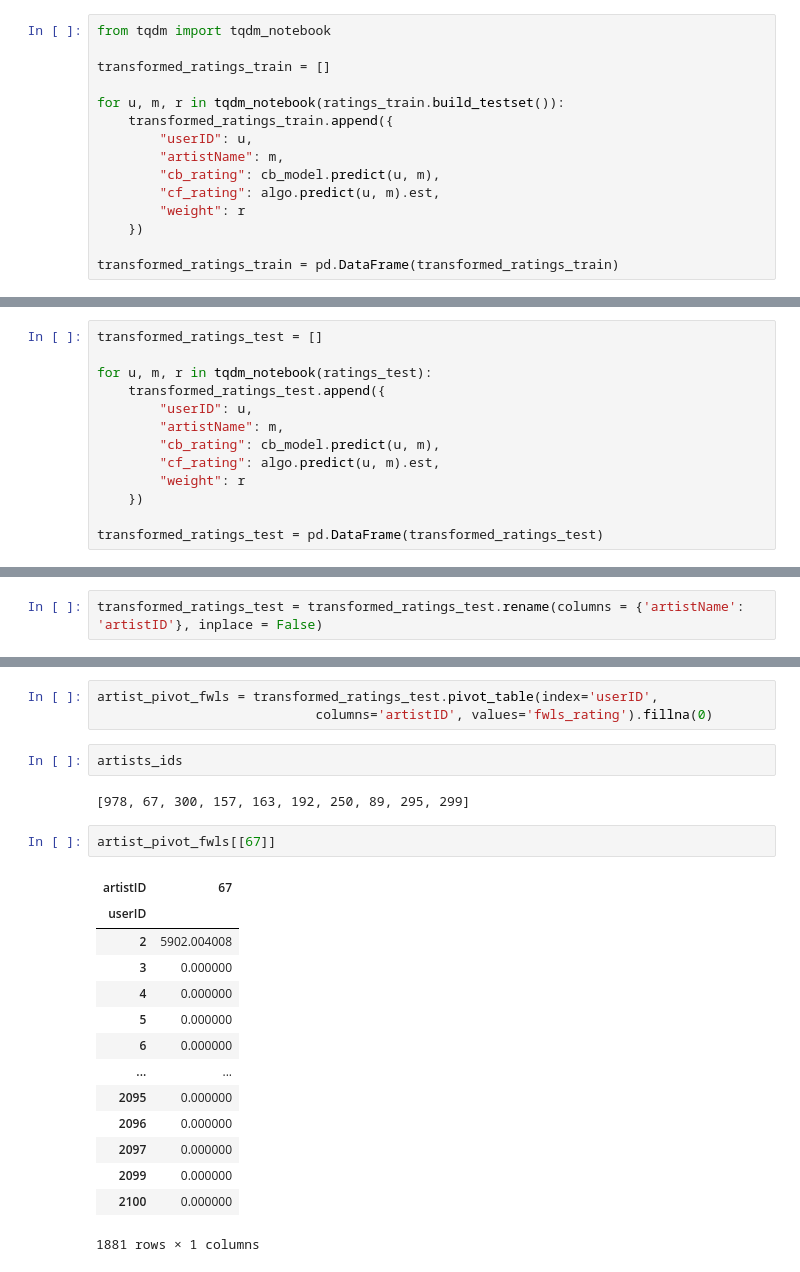
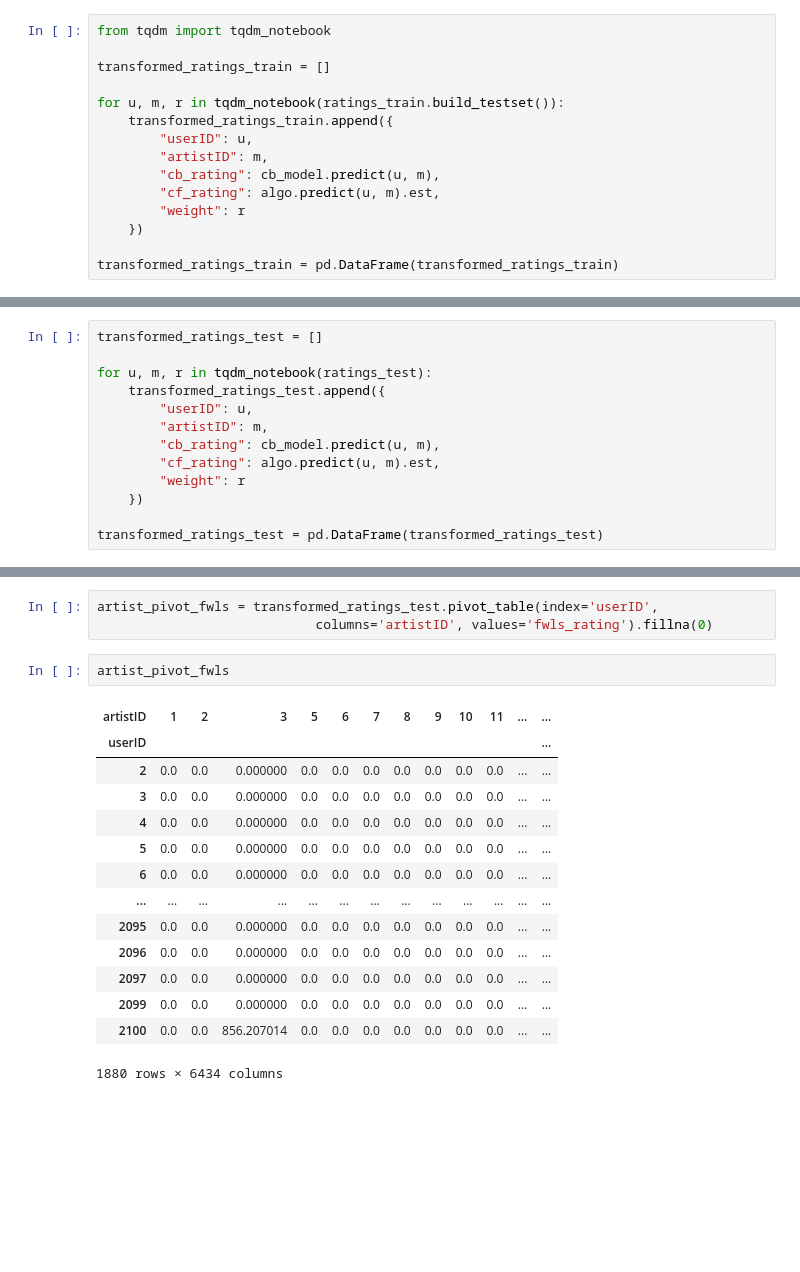
Before and after one commit to FrancoMSuarez/diplomatura-data_science-IA, a Jupyter notebook: TP_Sist_Recomendaciones/TP_Rec_Sys.ipynb, the cells around one changed output, grey strips where cells are left out. Saved outputs shown, nothing was run; the diff lists cells and outputs as text; blank space fills up the shorter version.

```diff
--- a/TP_Sist_Recomendaciones/TP_Rec_Sys.ipynb
+++ b/TP_Sist_Recomendaciones/TP_Rec_Sys.ipynb
@@ -549,7 +504,7 @@ transformed_ratings_train = []
 for u, m, r in tqdm_notebook(ratings_train.build_testset()):
     transformed_ratings_train.append({
         "userID": u,
-        "artistName": m,
+        "artistID": m,
         "cb_rating": cb_model.predict(u, m),
         "cf_rating": algo.predict(u, m).est,
         "weight": r
@@ -655,7 +608,7 @@ transformed_ratings_test = []
 for u, m, r in tqdm_notebook(ratings_test):
     transformed_ratings_test.append({
         "userID": u,
-        "artistName": m,
+        "artistID": m,
         "cb_rating": cb_model.predict(u, m),
         "cf_rating": algo.predict(u, m).est,
         "weight": r
@@ -766,2 +689,0 @@ full_artist_data_fwls = full_artist_data_fwls.rename(columns = {'artistName': 'a
-# %%
-transformed_ratings_test = transformed_ratings_test.rename(columns = {'artistName': 'artistID'}, inplace = False)
@@ -768,24 +706,20 @@ transformed_ratings_test = transformed_ratings_test.rename(columns = {'artistNam
 # %%
 artist_pivot_fwls = transformed_ratings_test.pivot_table(index='userID',
                             columns='artistID', values='fwls_rating').fillna(0)
-# %%
-artists_ids
-# %% [output]
-[978, 67, 300, 157, 163, 192, 250, 89, 295, 299]
 # %%
-artist_pivot_fwls[[67]]
+artist_pivot_fwls
 # %% [output]
-| artistID | 67 |
-| userID |  |
-| 2 | 5902.004008 |
-| 3 | 0.000000 |
-| 4 | 0.000000 |
-| 5 | 0.000000 |
-| 6 | 0.000000 |
-| ... | ... |
-| 2095 | 0.000000 |
-| 2096 | 0.000000 |
-| 2097 | 0.000000 |
-| 2099 | 0.000000 |
-| 2100 | 0.000000 |
+| artistID | 1 | 2 | 3 | 5 | 6 | 7 | 8 | 9 | 10 | 11 | ... | ... |
+| userID |  |  |  |  |  |  |  |  |  |  |  | ... |
+| 2 | 0.0 | 0.0 | 0.000000 | 0.0 | 0.0 | 0.0 | 0.0 | 0.0 | 0.0 | 0.0 | ... | ... |
+| 3 | 0.0 | 0.0 | 0.000000 | 0.0 | 0.0 | 0.0 | 0.0 | 0.0 | 0.0 | 0.0 | ... | ... |
+| 4 | 0.0 | 0.0 | 0.000000 | 0.0 | 0.0 | 0.0 | 0.0 | 0.0 | 0.0 | 0.0 | ... | ... |
+| 5 | 0.0 | 0.0 | 0.000000 | 0.0 | 0.0 | 0.0 | 0.0 | 0.0 | 0.0 | 0.0 | ... | ... |
+| 6 | 0.0 | 0.0 | 0.000000 | 0.0 | 0.0 | 0.0 | 0.0 | 0.0 | 0.0 | 0.0 | ... | ... |
+| ... | ... | ... | ... | ... | ... | ... | ... | ... | ... | ... | ... | ... |
+| 2095 | 0.0 | 0.0 | 0.000000 | 0.0 | 0.0 | 0.0 | 0.0 | 0.0 | 0.0 | 0.0 | ... | ... |
+| 2096 | 0.0 | 0.0 | 0.000000 | 0.0 | 0.0 | 0.0 | 0.0 | 0.0 | 0.0 | 0.0 | ... | ... |
+| 2097 | 0.0 | 0.0 | 0.000000 | 0.0 | 0.0 | 0.0 | 0.0 | 0.0 | 0.0 | 0.0 | ... | ... |
+| 2099 | 0.0 | 0.0 | 0.000000 | 0.0 | 0.0 | 0.0 | 0.0 | 0.0 | 0.0 | 0.0 | ... | ... |
+| 2100 | 0.0 | 0.0 | 856.207014 | 0.0 | 0.0 | 0.0 | 0.0 | 0.0 | 0.0 | 0.0 | ... | ... |
-1881 rows × 1 columns
+1880 rows × 6434 columns
```
Also changed, not shown: parts of 85 cells of this notebook.
